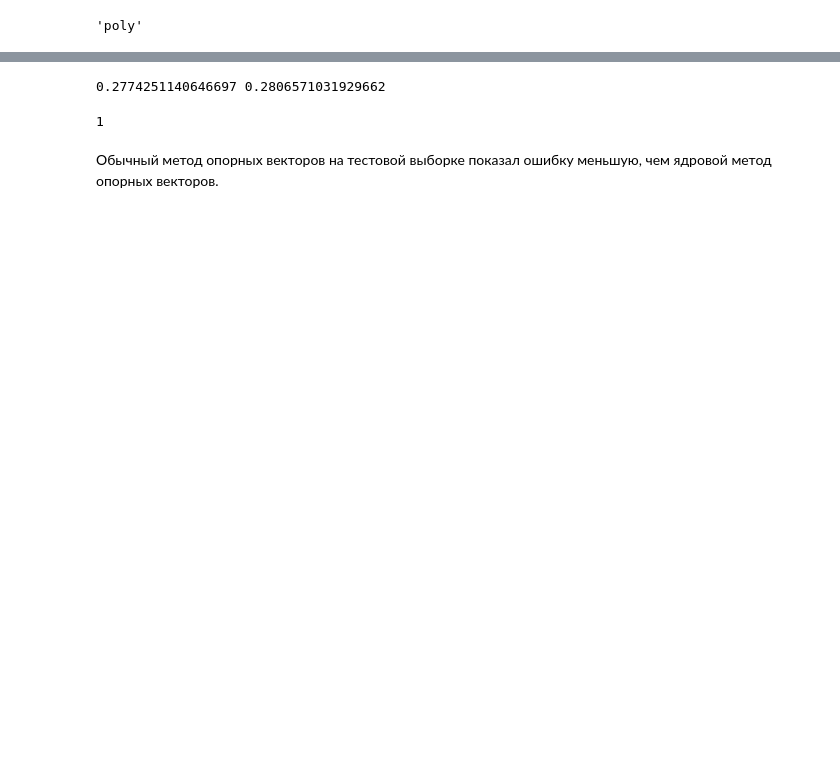
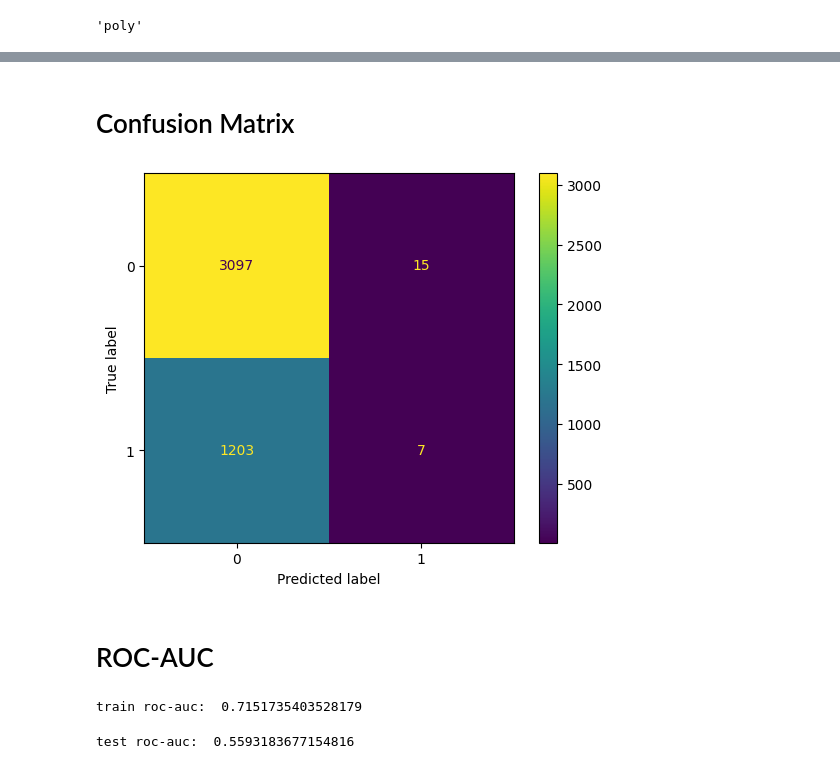
Before and after one commit to NickOUTNN/Machine-Learning-NNSU, a Jupyter notebook: ml_homework.ipynb, the cells around one changed output, grey strips where cells are left out. Drawn from its saved outputs; the diff is of its cells as text; code cells hidden in the pictures; blank space fills up the shorter version.

```diff
--- a/ml_homework.ipynb
+++ b/ml_homework.ipynb
@@ -555,6 +553,7 @@ params = {'kernel' : ['rbf','poly','sigmoid','linear'],
           'C' : [1,2,3,4,5,6]
           }
 # %%
-gs = GridSearchCV(SVC(), params, cv=10,scoring='roc_auc')
+from sklearn.metrics import roc_auc_score
+gs = GridSearchCV(SVC(probability = True), params, cv=5,scoring='roc_auc',verbose = 2)
 gs.fit(X_train, y_train)
 # %% [output]
@@ -573,2 +589,4 @@ gs.best_estimator_.C
+# %%
+svc = SVC(C = gs.best_params_['C'],kernel = gs.best_params_['kernel'],probability = True)
 # %%
-svc = SVC(kernel = gs.best_estimator_.kernel, C = gs.best_estimator_.C).fit(X_train, y_train)
+svc.fit(X_train,y_train)
@@ -598,15 +608,22 @@ GridSearchCV(cv=10, estimator=LinearSVC(), param_grid={'C': [1, 2, 3, 4, 5, 6]},
-# %%
-svc = LinearSVC(C = gs.best_estimator_.C).fit(X_train, y_train)
-# %%
-err_train = np.mean(y_train != svc.predict(X_train))
-err_test  = np.mean(y_test  != svc.predict(X_test))
-
-print(err_train,err_test)
-# %% [output]
-0.2774251140646697 0.2806571031929662
-# %%
-gs.best_estimator_.C
-# %% [output]
-1
-# %% [markdown]
-Обычный метод опорных векторов на тестовой выборке показал ошибку меньшую, чем ядровой метод опорных векторов.
+# %% [markdown]
+# Confusion Matrix
+# %%
+from sklearn.metrics import confusion_matrix, ConfusionMatrixDisplay
+cm = confusion_matrix(y_test, svc.predict(X_test))
+disp = ConfusionMatrixDisplay(confusion_matrix = cm, display_labels = svc.classes_)
+disp.plot()
+plt.show()
+# %% [output]
+[figure, added]
+# %% [markdown]
+# ROC-AUC
+# %%
+pred_svc = svc.predict_proba(X_train)[:,1]
+print('train roc-auc: ',roc_auc_score(y_train, pred_svc))
+# %% [output]
+train roc-auc:  0.7151735403528179
+# %%
+pred_svc = svc.predict_proba(X_test)[:,1]
+print('test roc-auc: ',roc_auc_score(y_test, pred_svc))
+# %% [output]
+test roc-auc:  0.5593183677154816
```
Also changed, not shown: parts of 49 cells of this notebook.
